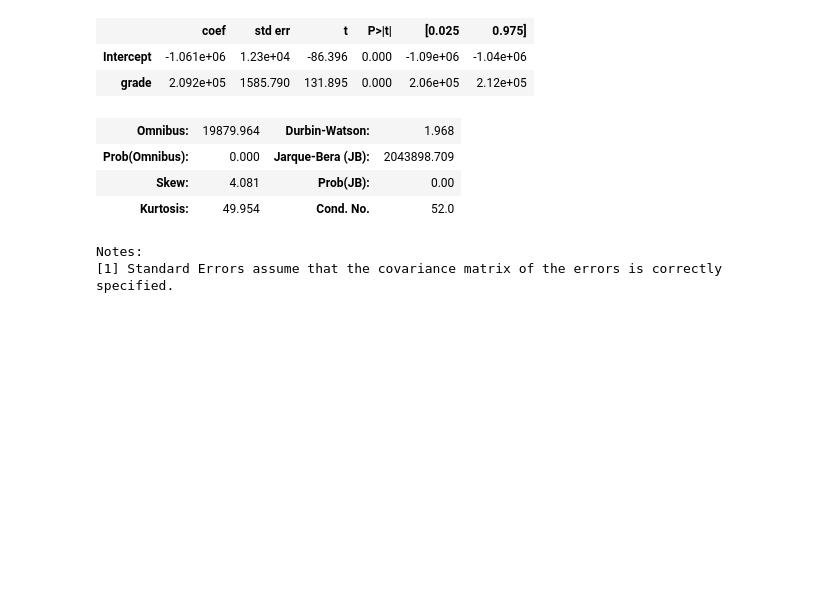
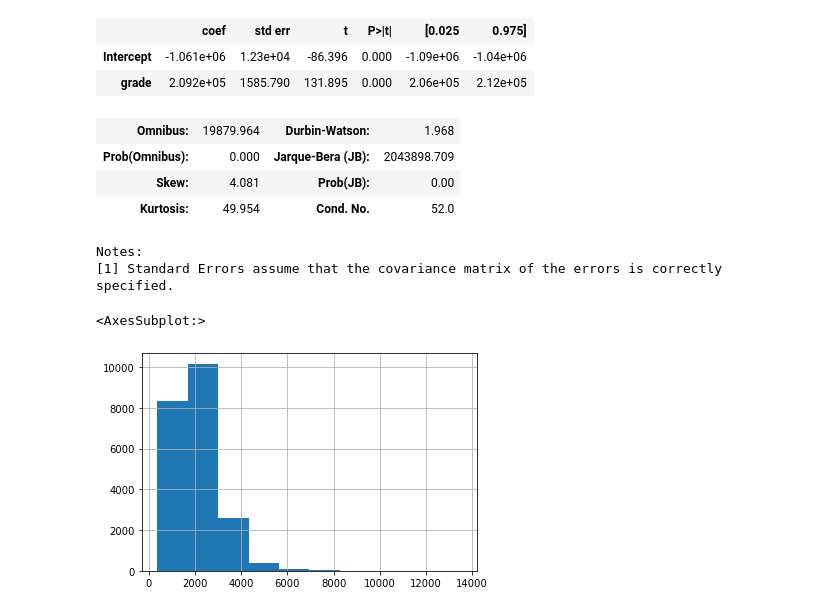
Before and after one commit to letruong711/Seattle-Area-Housing-Analysis, a Jupyter notebook: Starting Analysis.ipynb, the cells around one changed output. Drawn from its saved outputs; the diff is of its cells as text; code cells hidden in the pictures; blank space fills up the shorter version.

```diff
--- a/Starting Analysis.ipynb
+++ b/Starting Analysis.ipynb
@@ -116,6 +129,3 @@ corr = df.corr()
 sns.heatmap(corr);
 # %% [output]
 [figure]
-# %%
-price = df[["price", "grade", "bathrooms", "zipcode"]]
-price.describe()
@@ -227,3 +279,8 @@ OLS Regression Results
 | Kurtosis: | 49.954 | Cond. No. | 52.0 |
 Notes:
 [1] Standard Errors assume that the covariance matrix of the errors is correctly specified.
+# %%
+price['sqft_living'].hist()
+# %% [output]
+<AxesSubplot:>
+[figure, added]
```
Also changed, not shown: parts of 18 cells of this notebook.
